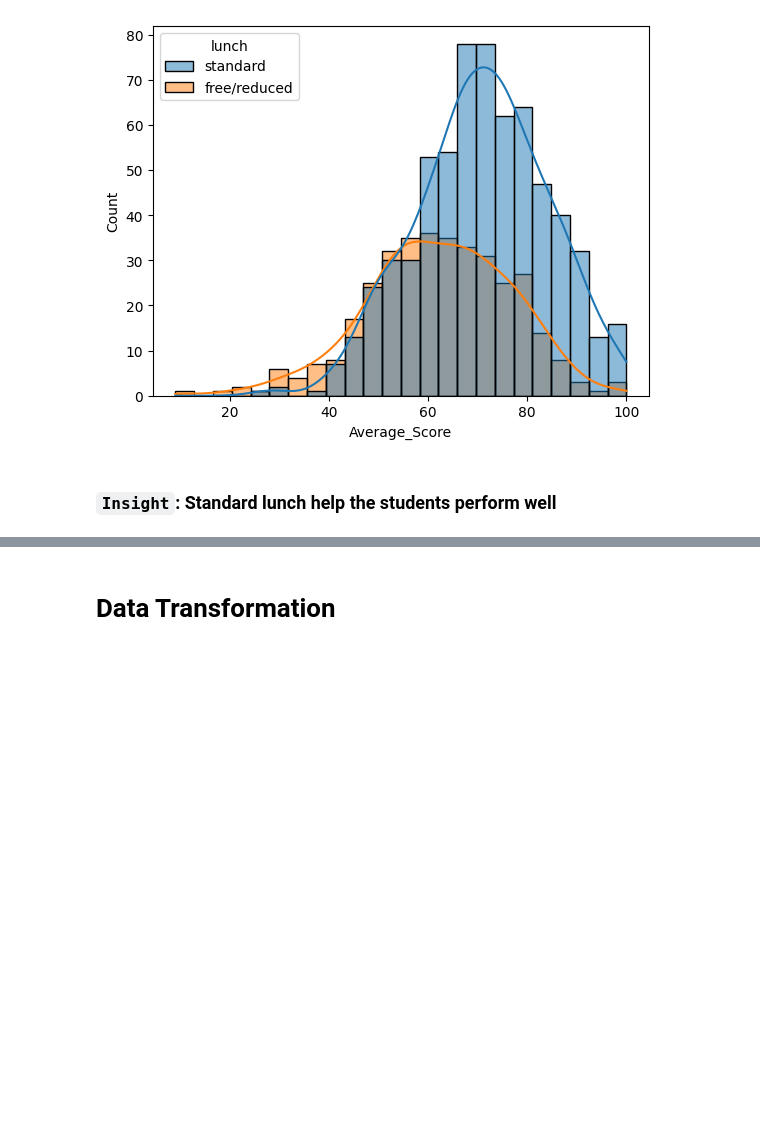
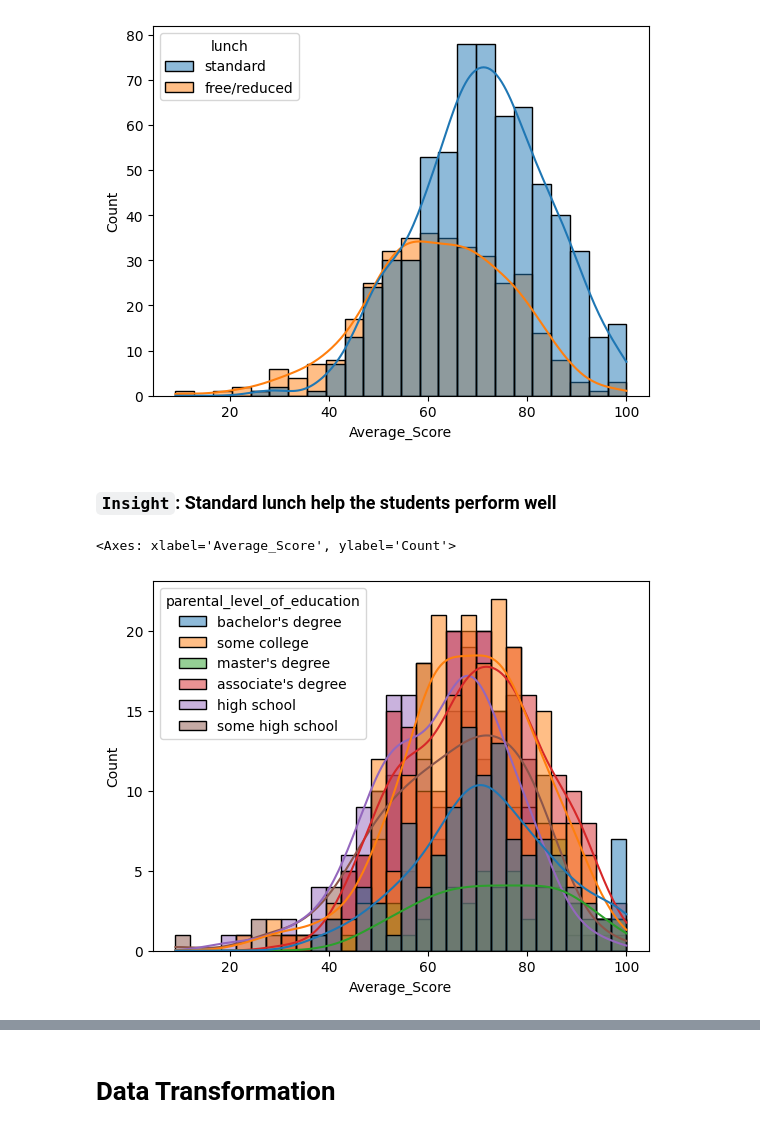
Before and after one commit to Shachi12Shukla/Student-Score-, a Jupyter notebook: app.ipynb, the cells around one changed output, grey strips where cells are left out. Saved outputs shown, nothing was run; the diff lists cells and outputs as text; code cells hidden in the pictures; blank space fills up the shorter version.

```diff
--- a/app.ipynb
+++ b/app.ipynb
@@ -164,3 +163,8 @@ sb.histplot(data = df , x = 'Average_Score' , kde = True , hue = 'lunch')
 [figure]
 # %% [markdown]
 ### `Insight`: Standard lunch help the students perform well
+# %%
+sb.histplot(data = df , x = 'Average_Score' , bins = 30 , kde = True , hue = 'parental_level_of_education')
+# %% [output]
+<Axes: xlabel='Average_Score', ylabel='Count'>
+[figure, added]
```
Also changed, not shown: parts of 6 cells of this notebook, 5 other files.
